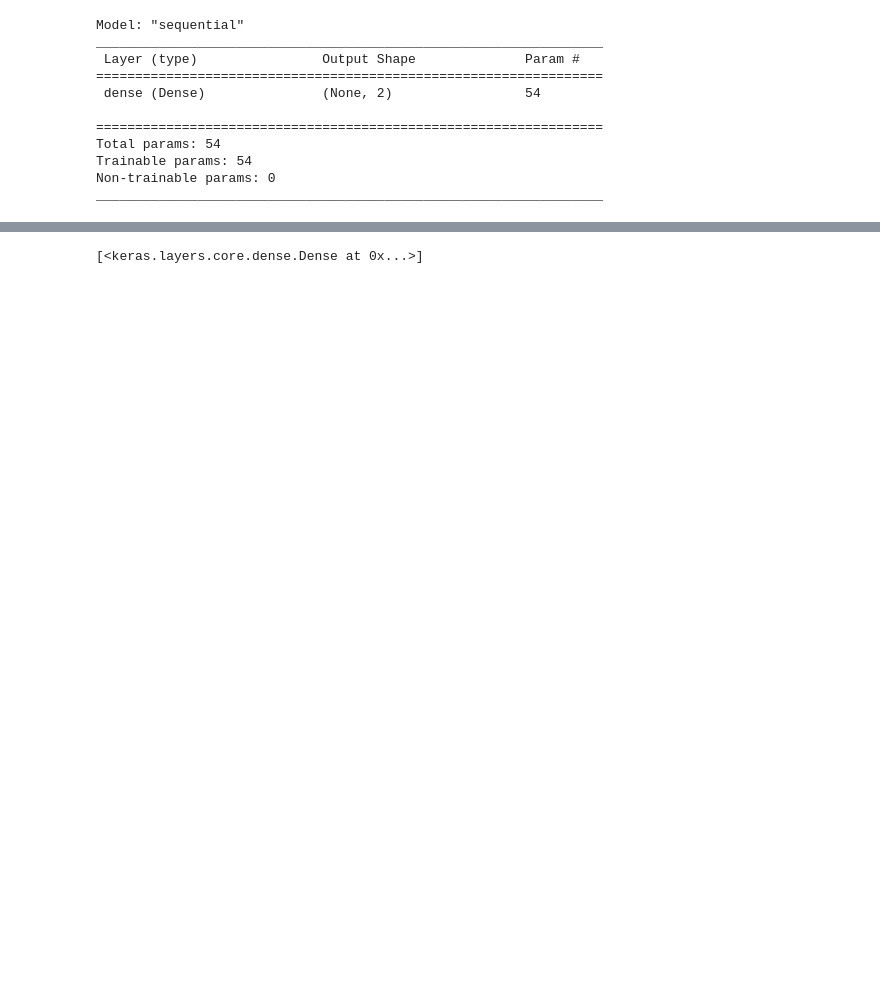
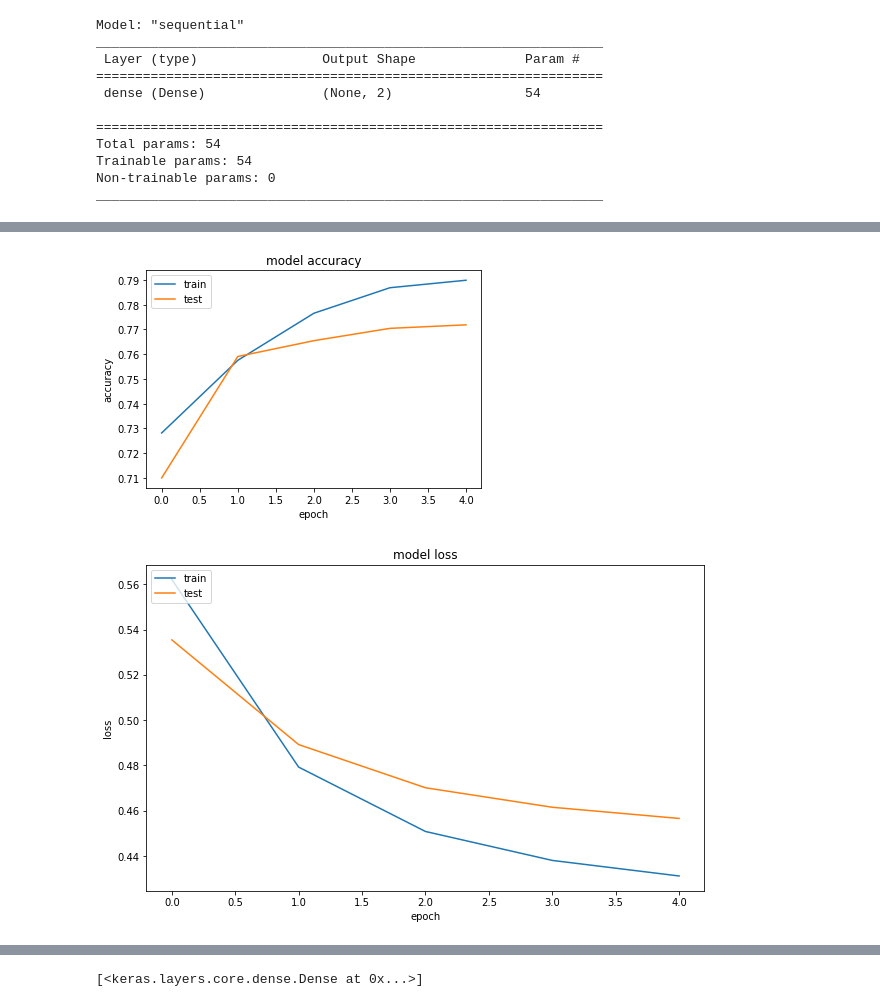
Before and after one commit to sowmini4901/CustomerChurnPrediction, a Jupyter notebook: TelcoCustomerChurn.ipynb, the cells around one changed output, grey strips where cells are left out. Drawn from its saved outputs; the diff is of its cells as text; code cells hidden in the pictures; blank space fills up the shorter version.

```diff
--- a/TelcoCustomerChurn.ipynb
+++ b/TelcoCustomerChurn.ipynb
@@ -524,8 +546,8 @@ model = keras.Sequential([
 
 model.compile(optimizer='adam',
               loss='sparse_categorical_crossentropy',
-              metrics=['accuracy']
+              metrics=['mae','acc']
 )
-model.fit(x_train,y_train,epochs=5)
+metric1=model.fit(x_train,y_train,validation_data=(x_test,y_test),epochs=5)
 # %% [output]
 Epoch 1/5
@@ -542,3 +563,24 @@ Epoch 5/5
+# %%
+# summarize history for accuracy
+plt.plot(metric1.history['acc'])
+plt.plot(metric1.history['val_acc'])
+plt.title('model accuracy')
+plt.ylabel('accuracy')
+plt.xlabel('epoch')
+plt.legend(['train', 'test' ], loc='upper left')
+plt.show()
+# summarize history for loss
+plt.figure(figsize=(10,6))
+plt.plot(metric1.history['loss'])
+plt.plot(metric1.history['val_loss'])
+plt.title('model loss')
+plt.ylabel('loss')
+plt.xlabel('epoch')
+plt.legend(['train', 'test'], loc='upper left')
+plt.show()
+# %% [output]
+[figure, added]
+[figure, added]
 # %%
 weights, bias=model.get_weights()
 weights, bias
```
Also changed, not shown: parts of 15 cells of this notebook.
